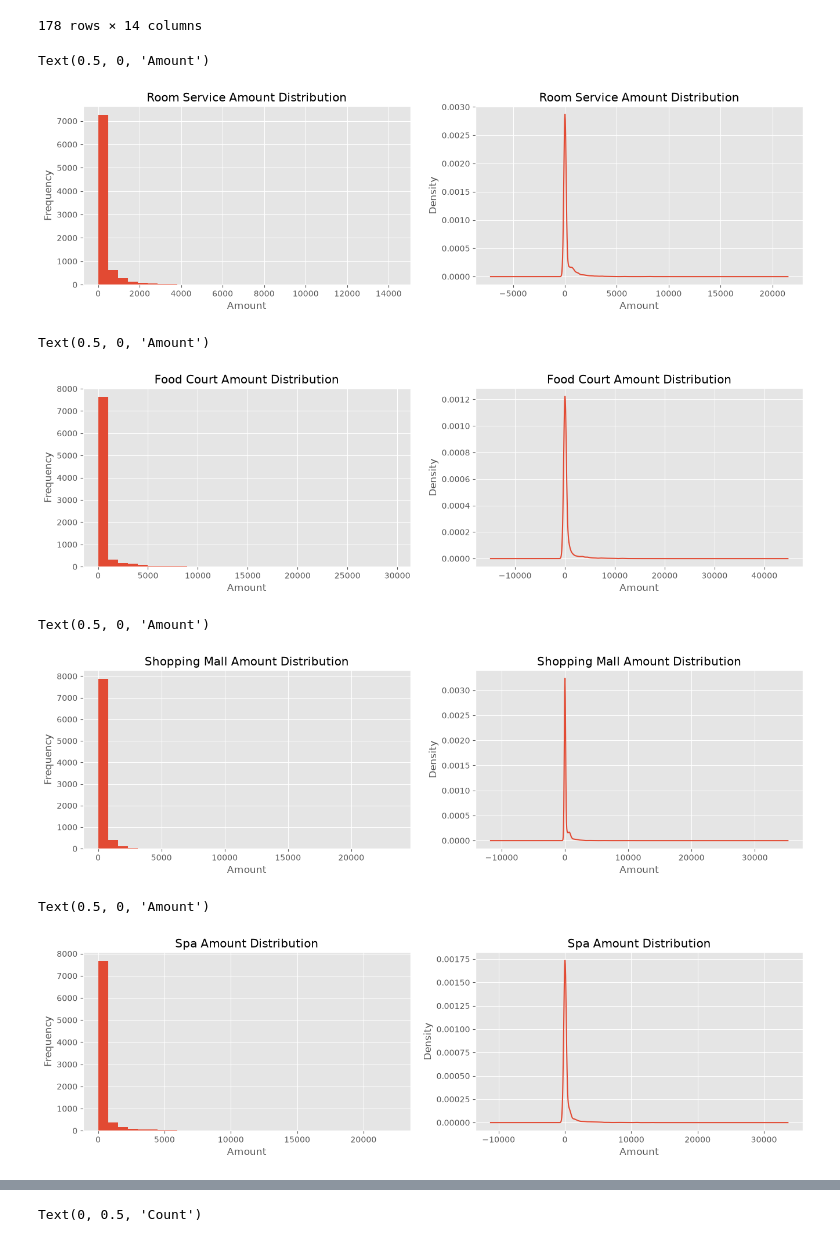
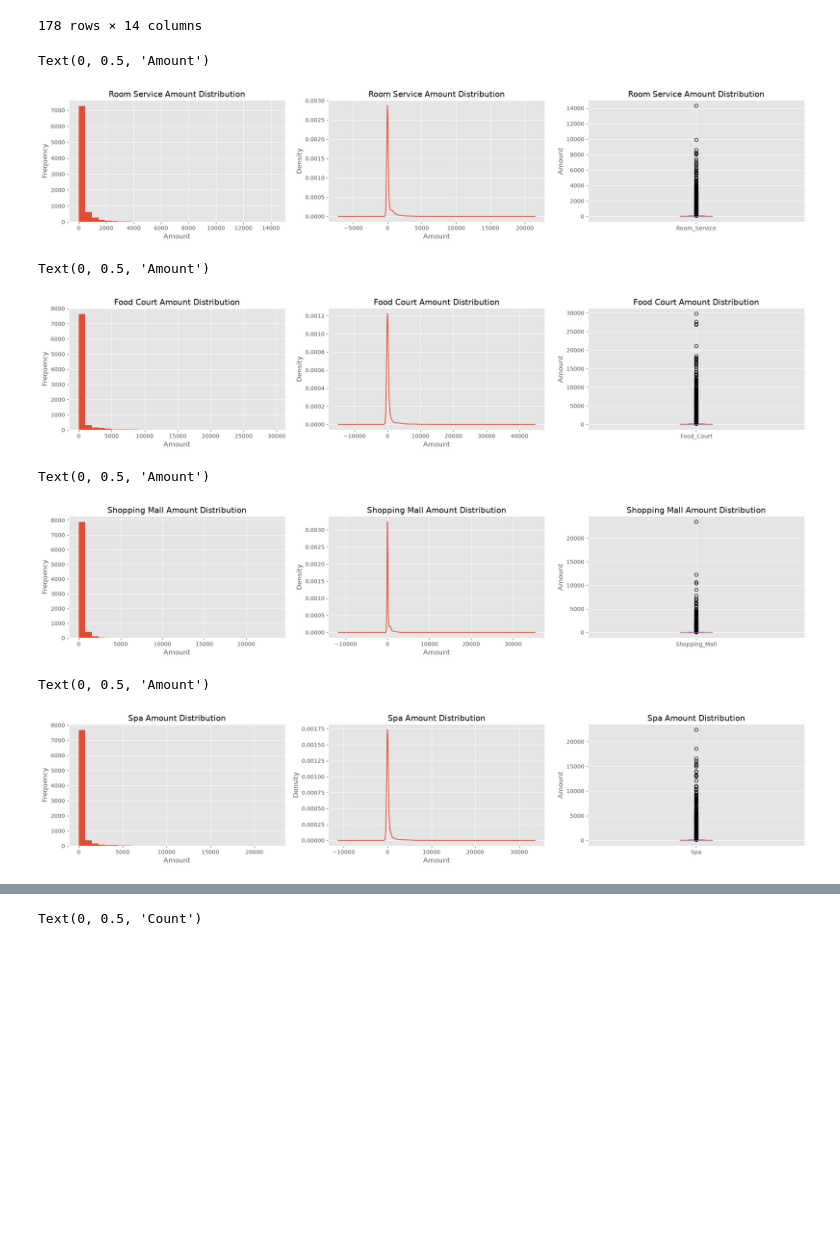
Before and after one commit to ash1ra/Spaceship-Titanic, a Jupyter notebook: Spaceship Titanic v2.ipynb, the cells around one changed output, grey strips where cells are left out. Saved outputs shown, nothing was run; the diff lists cells and outputs as text; code cells hidden in the pictures; blank space fills up the shorter version.

```diff
--- a/Spaceship Titanic v2.ipynb
+++ b/Spaceship Titanic v2.ipynb
@@ -238,43 +249,51 @@ df.query("Age == 0")
 | 8685 | Europa | TRAPPIST-1e | 0.0 | False | False | 0.0 | 0.0 | 0.0 | ... |
 178 rows × 14 columns
 # %%
-fig, axes = plt.subplots(ncols=2, figsize=(16,4))
+fig, axes = plt.subplots(ncols=3, figsize=(24,4))
 
 ax = df["Room_Service"].plot(kind="hist", ax=axes[0], title="Room Service Amount Distribution", bins=30)
 ax.set_xlabel("Amount")
 ax = df["Room_Service"].plot(kind="kde", ax=axes[1], title="Room Service Amount Distribution")
 ax.set_xlabel("Amount")
+ax = df["Room_Service"].plot(kind="box", ax=axes[2], title="Room Service Amount Distribution")
+ax.set_ylabel("Amount")
 # %% [output]
-Text(0.5, 0, 'Amount')
+Text(0, 0.5, 'Amount')
-[figure, old version]
+[figure, new version]
 # %%
-fig, axes = plt.subplots(ncols=2, figsize=(16,4))
+fig, axes = plt.subplots(ncols=3, figsize=(24,4))
 
 ax = df["Food_Court"].plot(kind="hist", ax=axes[0], title="Food Court Amount Distribution", bins=30)
 ax.set_xlabel("Amount")
 ax = df["Food_Court"].plot(kind="kde", ax=axes[1], title="Food Court Amount Distribution")
 ax.set_xlabel("Amount")
+ax = df["Food_Court"].plot(kind="box", ax=axes[2], title="Food Court Amount Distribution")
+ax.set_ylabel("Amount")
 # %% [output]
-Text(0.5, 0, 'Amount')
+Text(0, 0.5, 'Amount')
-[figure, old version]
+[figure, new version]
 # %%
-fig, axes = plt.subplots(ncols=2, figsize=(16,4))
+fig, axes = plt.subplots(ncols=3, figsize=(24,4))
 
 ax = df["Shopping_Mall"].plot(kind="hist", ax=axes[0], title="Shopping Mall Amount Distribution", bins=30)
 ax.set_xlabel("Amount")
 ax = df["Shopping_Mall"].plot(kind="kde", ax=axes[1], title="Shopping Mall Amount Distribution")
 ax.set_xlabel("Amount")
+ax = df["Shopping_Mall"].plot(kind="box", ax=axes[2], title="Shopping Mall Amount Distribution")
+ax.set_ylabel("Amount")
 # %% [output]
-Text(0.5, 0, 'Amount')
+Text(0, 0.5, 'Amount')
-[figure, old version]
+[figure, new version]
 # %%
-fig, axes = plt.subplots(ncols=2, figsize=(16,4))
+fig, axes = plt.subplots(ncols=3, figsize=(24,4))
 
 ax = df["Spa"].plot(kind="hist", ax=axes[0], title="Spa Amount Distribution", bins=30)
 ax.set_xlabel("Amount")
 ax = df["Spa"].plot(kind="kde", ax=axes[1], title="Spa Amount Distribution")
 ax.set_xlabel("Amount")
+ax = df["Spa"].plot(kind="box", ax=axes[2], title="Spa Amount Distribution")
+ax.set_ylabel("Amount")
 # %% [output]
-Text(0.5, 0, 'Amount')
+Text(0, 0.5, 'Amount')
-[figure, old version]
+[figure, new version]
 # %%
```
Also changed, not shown: parts of 4 cells of this notebook.
